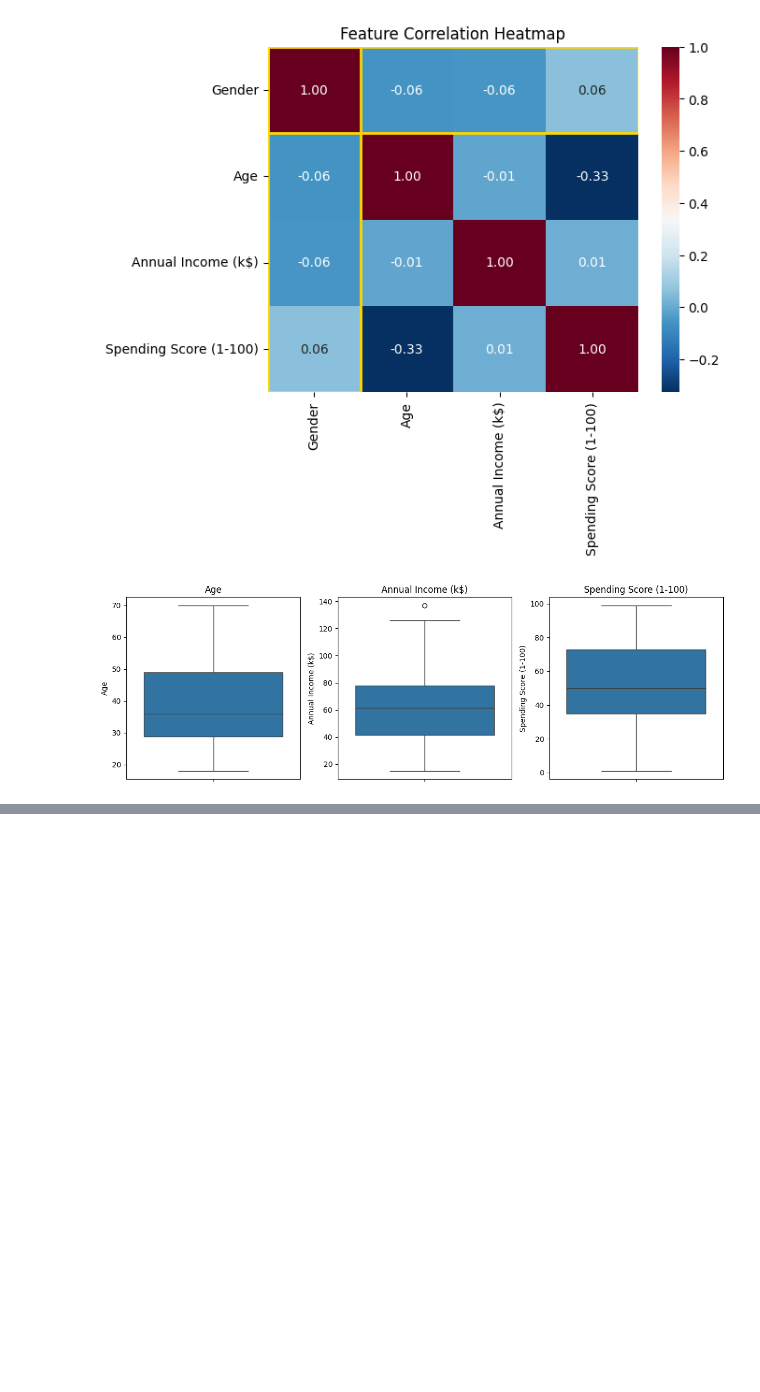
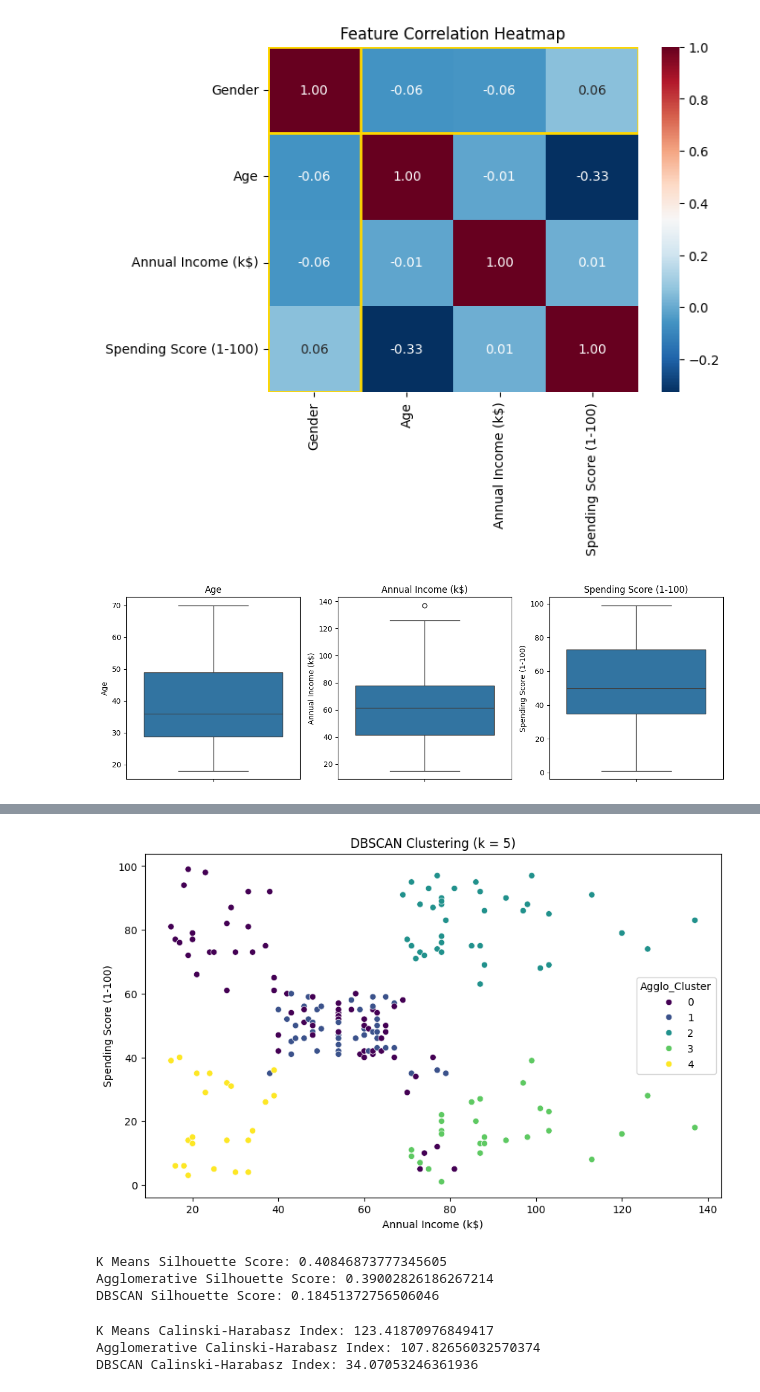
Before and after one commit to fonkerina/Data-Science-Journey, a Jupyter notebook: Week 6/Unsupervised Learning.ipynb, the cells around one changed output, grey strips where cells are left out. Saved outputs shown, nothing was run; the diff lists cells and outputs as text; code cells hidden in the pictures; blank space fills up the shorter version.

```diff
--- a/Week 6/Unsupervised Learning.ipynb
+++ b/Week 6/Unsupervised Learning.ipynb
@@ -135,0 +176,37 @@ X_scaled = scaler.fit_transform(X)
+# %%
+# DBSCAN
+from sklearn.cluster import DBSCAN
+
+dbscan = DBSCAN(eps = 0.5, min_samples = 5)
+df["DBSCAN_Cluster"] = dbscan.fit_predict(X_scaled)
+# %%
+# Visualise DBSCAN clustering
+plt.figure(figsize = (10,6))
+sns.scatterplot(x = "Annual Income (k$)", y = "Spending Score (1-100)", hue = "Agglo_Cluster", data = df, palette = 'viridis')
+plt.title("DBSCAN Clustering (k = 5)")
+plt.show()
+# %% [output]
+[figure, added]
+# %%
+# Evaluating all clustering methods used
+# silhouette score
+from sklearn.metrics import silhouette_score
+
+print("K Means Silhouette Score:", silhouette_score(X_scaled, kmeans.labels_))
+print("Agglomerative Silhouette Score:", silhouette_score(X_scaled, agglo.labels_))
+print("DBSCAN Silhouette Score:", silhouette_score(X_scaled, dbscan.labels_))
+# %% [output]
+K Means Silhouette Score: 0.40846873777345605
+Agglomerative Silhouette Score: 0.39002826186267214
+DBSCAN Silhouette Score: 0.18451372756506046
+# %%
+# Calinski Index
+from sklearn.metrics import calinski_harabasz_score
+
+print("K Means Calinski-Harabasz Index:", calinski_harabasz_score(X_scaled, kmeans.labels_))
+print("Agglomerative Calinski-Harabasz Index:", calinski_harabasz_score(X_scaled, agglo.labels_))
+print("DBSCAN Calinski-Harabasz Index:", calinski_harabasz_score(X_scaled, dbscan.labels_))
+# %% [output]
+K Means Calinski-Harabasz Index: 123.41870976849417
+Agglomerative Calinski-Harabasz Index: 107.82656032570374
+DBSCAN Calinski-Harabasz Index: 34.07053246361936
```
Also changed, not shown: parts of 4 cells of this notebook.
